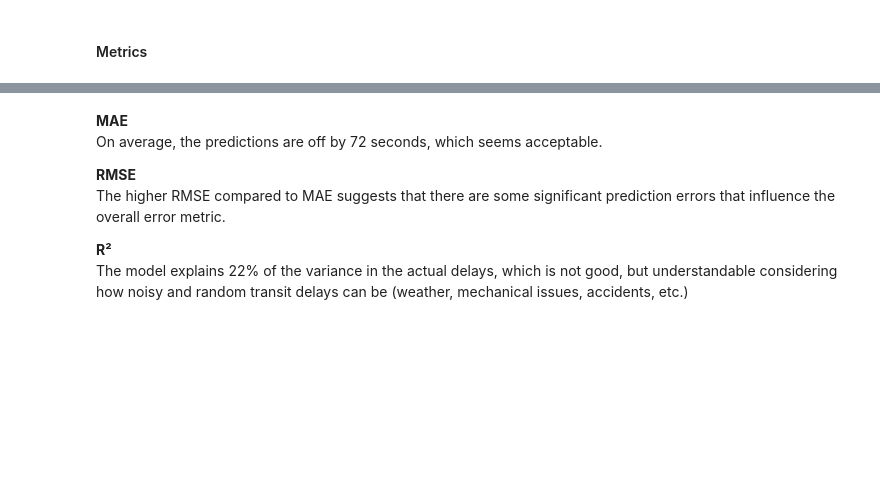
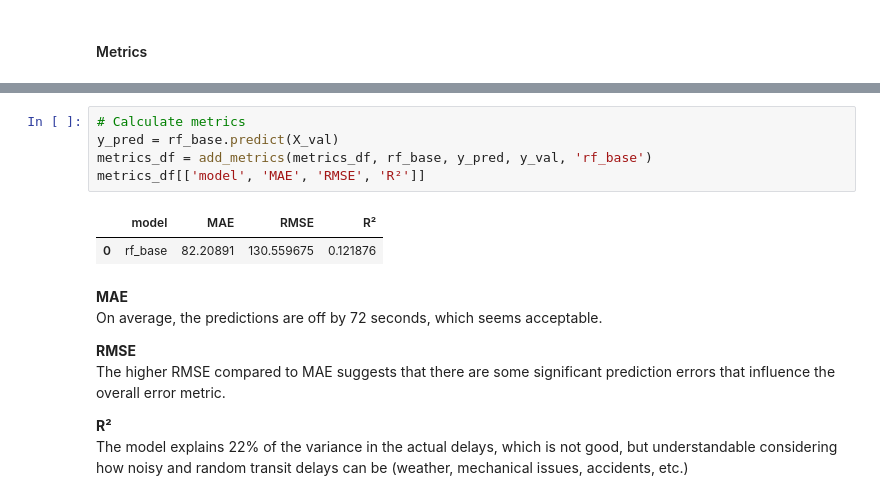
Before and after one commit to nadpierre/stm-transit-delay-prediction, a Jupyter notebook: notebooks/data_modeling.ipynb, the cells around one changed output, grey strips where cells are left out. Drawn from its saved outputs; the diff is of its cells as text; blank space fills up the shorter version.

```diff
--- a/notebooks/data_modeling.ipynb
+++ b/notebooks/data_modeling.ipynb
@@ -90,3 +82,11 @@ metrics_df[['model', 'MAE', 'RMSE', 'R²']]
+# %%
+# Calculate metrics
+y_pred = rf_base.predict(X_val)
+metrics_df = add_metrics(metrics_df, rf_base, y_pred, y_val, 'rf_base')
+metrics_df[['model', 'MAE', 'RMSE', 'R²']]
+# %% [output]
+|  | model | MAE | RMSE | R² |
+| 0 | rf_base | 82.20891 | 130.559675 | 0.121876 |
 # %% [markdown]
 **MAE**<br>
 On average, the predictions are off by 72 seconds, which seems acceptable.
```
Also changed, not shown: parts of 31 cells of this notebook, 7 other files.
